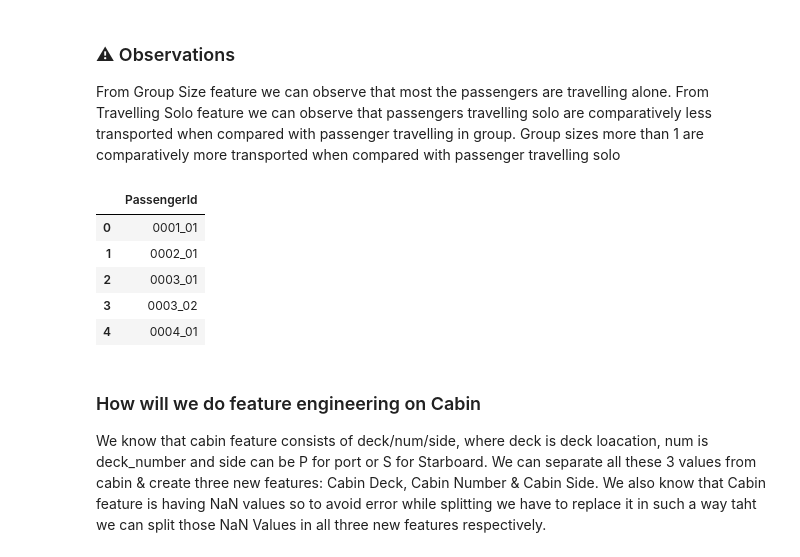
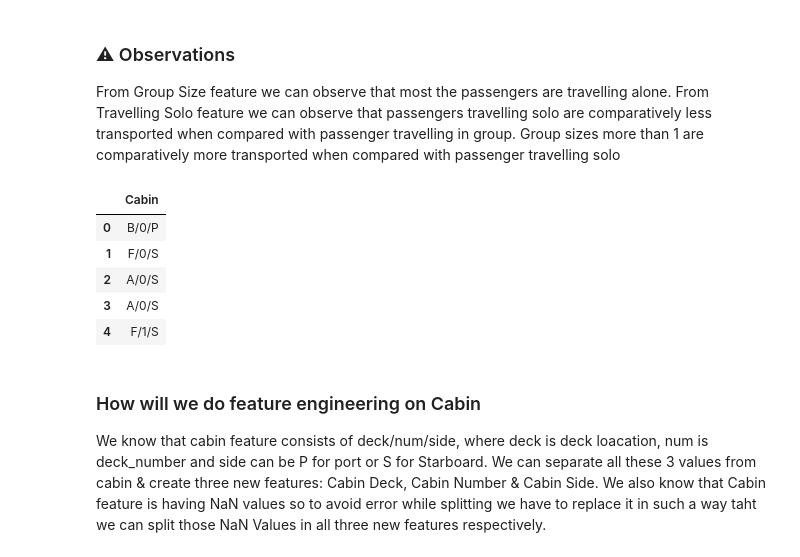
Before and after one commit to just-juanma/Spaceship-Titanic, a Jupyter notebook: notebooks/FeatureEngineering.ipynb, the cells around one changed output. Drawn from its saved outputs; the diff is of its cells as text; code cells hidden in the pictures.

```diff
--- a/notebooks/FeatureEngineering.ipynb
+++ b/notebooks/FeatureEngineering.ipynb
@@ -84,14 +68,14 @@ From Travelling Solo feature we can observe that passengers travelling solo are
 Group sizes more than 1 are comparatively more transported when compared with passenger travelling solo
 # %%
 # Creating new feature using "Cabin" feature
-train_df["PassengerId"].head().to_frame()
+train_df["Cabin"].head().to_frame()
 # %% [output]
-|  | PassengerId |
-| 0 | 0001_01 |
-| 1 | 0002_01 |
-| 2 | 0003_01 |
-| 3 | 0003_02 |
-| 4 | 0004_01 |
+|  | Cabin |
+| 0 | B/0/P |
+| 1 | F/0/S |
+| 2 | A/0/S |
+| 3 | A/0/S |
+| 4 | F/1/S |
 # %% [markdown]
 ### How will we do feature engineering on Cabin
 We know that cabin feature consists of deck/num/side, where deck is deck loacation, num is deck_number and side can be P for port or S for Starboard.
```
Also changed, not shown: parts of 9 cells of this notebook, 8 other files.
